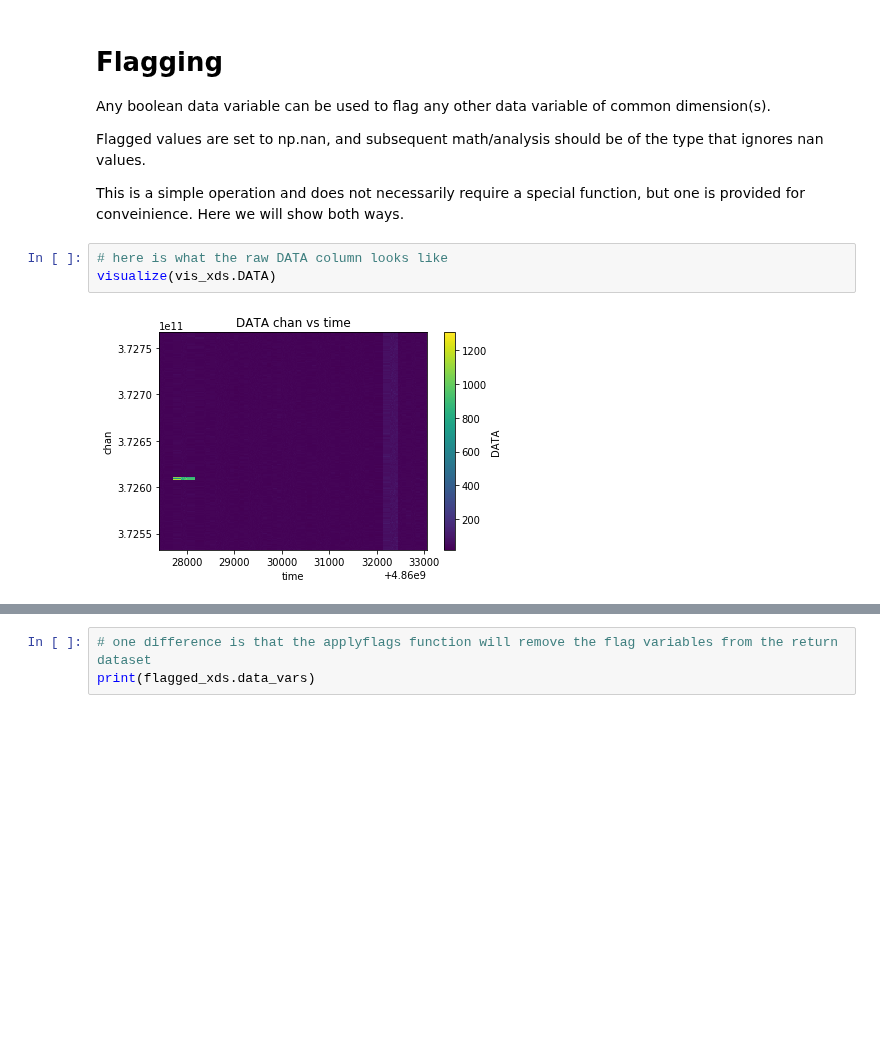
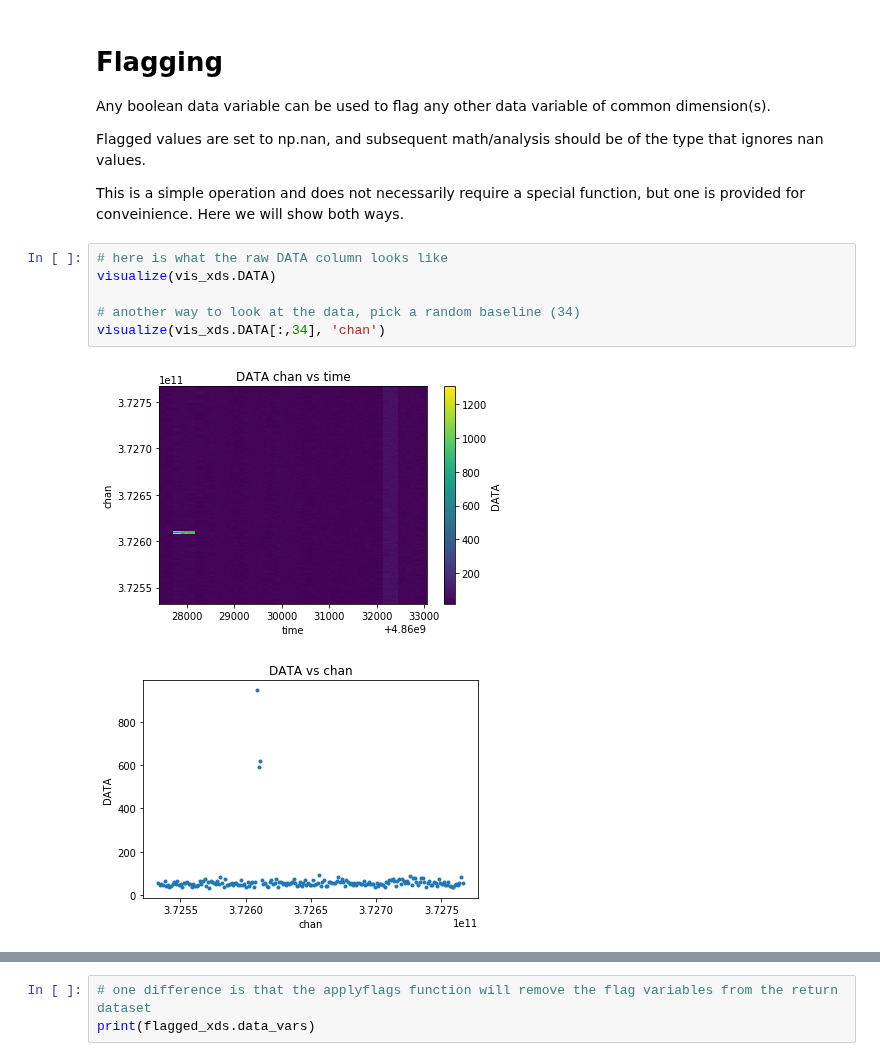
Before and after one commit to casangi/examples, a Jupyter notebook: Visibility_overview.ipynb, the cells around one changed output, grey strips where cells are left out. Saved outputs shown, nothing was run; the diff lists cells and outputs as text; blank space fills up the shorter version.

```diff
--- a/Visibility_overview.ipynb
+++ b/Visibility_overview.ipynb
@@ -253,8 +253,12 @@ This is a simple operation and does not necessarily require a special function,
 # %%
 # here is what the raw DATA column looks like
 visualize(vis_xds.DATA)
+
+# another way to look at the data, pick a random baseline (34)
+visualize(vis_xds.DATA[:,34], 'chan')
 # %% [output]
 [figure]
+[figure, added]
 # %%
 # apply the FLAG and FLAG_ROW data variables
 flagged_xds = vis_xds.where((vis_xds.FLAG == 0) & (vis_xds.FLAG_ROW == 0))
```
Also changed, not shown: parts of 3 cells of this notebook.
